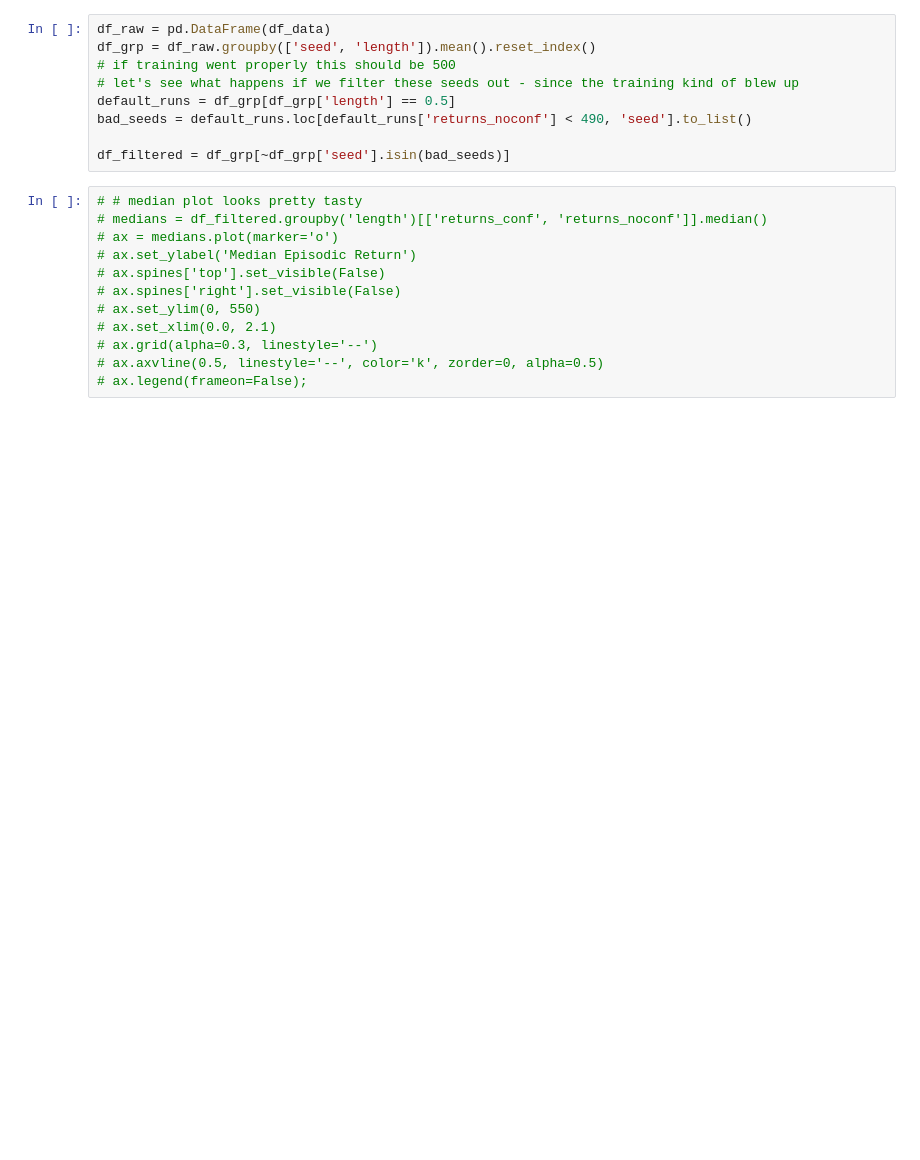
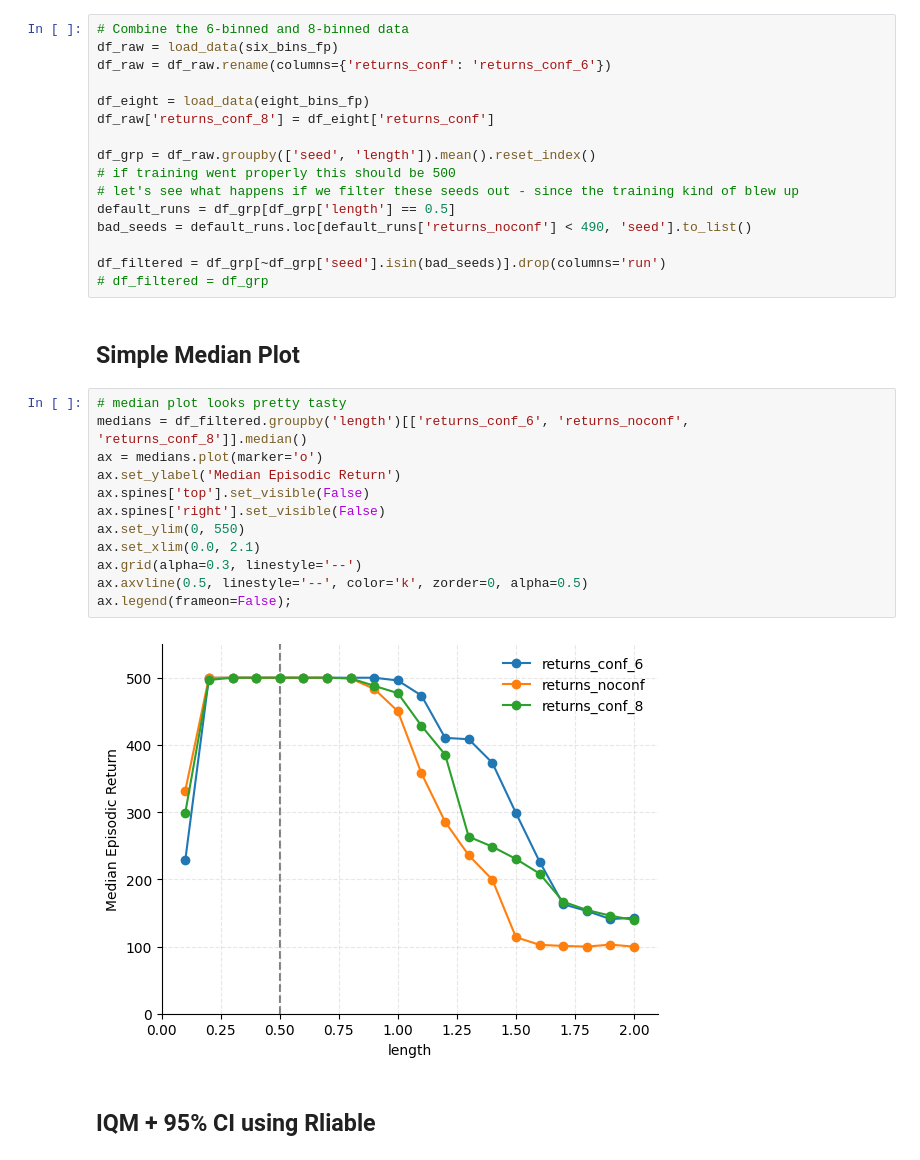
Before and after one commit to foty-hub/msc_thesis, a Jupyter notebook: notebooks/cartpole/plot.ipynb, the cells around one changed output. Drawn from its saved outputs; the diff is of its cells as text; blank space fills up the shorter version.

Commit message:
improved plots for main cartpole method

```diff
--- a/notebooks/cartpole/plot.ipynb
+++ b/notebooks/cartpole/plot.ipynb
@@ -35,22 +64,35 @@ for exp in six_bins_data:
 # %%
-df_raw = pd.DataFrame(df_data)
+# Combine the 6-binned and 8-binned data
+df_raw = load_data(six_bins_fp)
+df_raw = df_raw.rename(columns={'returns_conf': 'returns_conf_6'})
+
+df_eight = load_data(eight_bins_fp)
+df_raw['returns_conf_8'] = df_eight['returns_conf']
+
 df_grp = df_raw.groupby(['seed', 'length']).mean().reset_index()
 # if training went properly this should be 500
 # let's see what happens if we filter these seeds out - since the training kind of blew up
 default_runs = df_grp[df_grp['length'] == 0.5]
 bad_seeds = default_runs.loc[default_runs['returns_noconf'] < 490, 'seed'].to_list()
 
-df_filtered = df_grp[~df_grp['seed'].isin(bad_seeds)]
+df_filtered = df_grp[~df_grp['seed'].isin(bad_seeds)].drop(columns='run')
+# df_filtered = df_grp
+# %% [markdown]
+## Simple Median Plot
 # %%
-# # median plot looks pretty tasty
-# medians = df_filtered.groupby('length')[['returns_conf', 'returns_noconf']].median()
-# ax = medians.plot(marker='o')
-# ax.set_ylabel('Median Episodic Return')
-# ax.spines['top'].set_visible(False)
-# ax.spines['right'].set_visible(False)
-# ax.set_ylim(0, 550)
-# ax.set_xlim(0.0, 2.1)
-# ax.grid(alpha=0.3, linestyle='--')
-# ax.axvline(0.5, linestyle='--', color='k', zorder=0, alpha=0.5)
-# ax.legend(frameon=False);
+# median plot looks pretty tasty
+medians = df_filtered.groupby('length')[['returns_conf_6', 'returns_noconf', 'returns_conf_8']].median()
+ax = medians.plot(marker='o')
+ax.set_ylabel('Median Episodic Return')
+ax.spines['top'].set_visible(False)
+ax.spines['right'].set_visible(False)
+ax.set_ylim(0, 550)
+ax.set_xlim(0.0, 2.1)
+ax.grid(alpha=0.3, linestyle='--')
+ax.axvline(0.5, linestyle='--', color='k', zorder=0, alpha=0.5)
+ax.legend(frameon=False);
+# %% [output]
+[figure, added]
+# %% [markdown]
+## IQM + 95% CI using Rliable
 # %%
```
Also changed, not shown: parts of 16 cells of this notebook.
